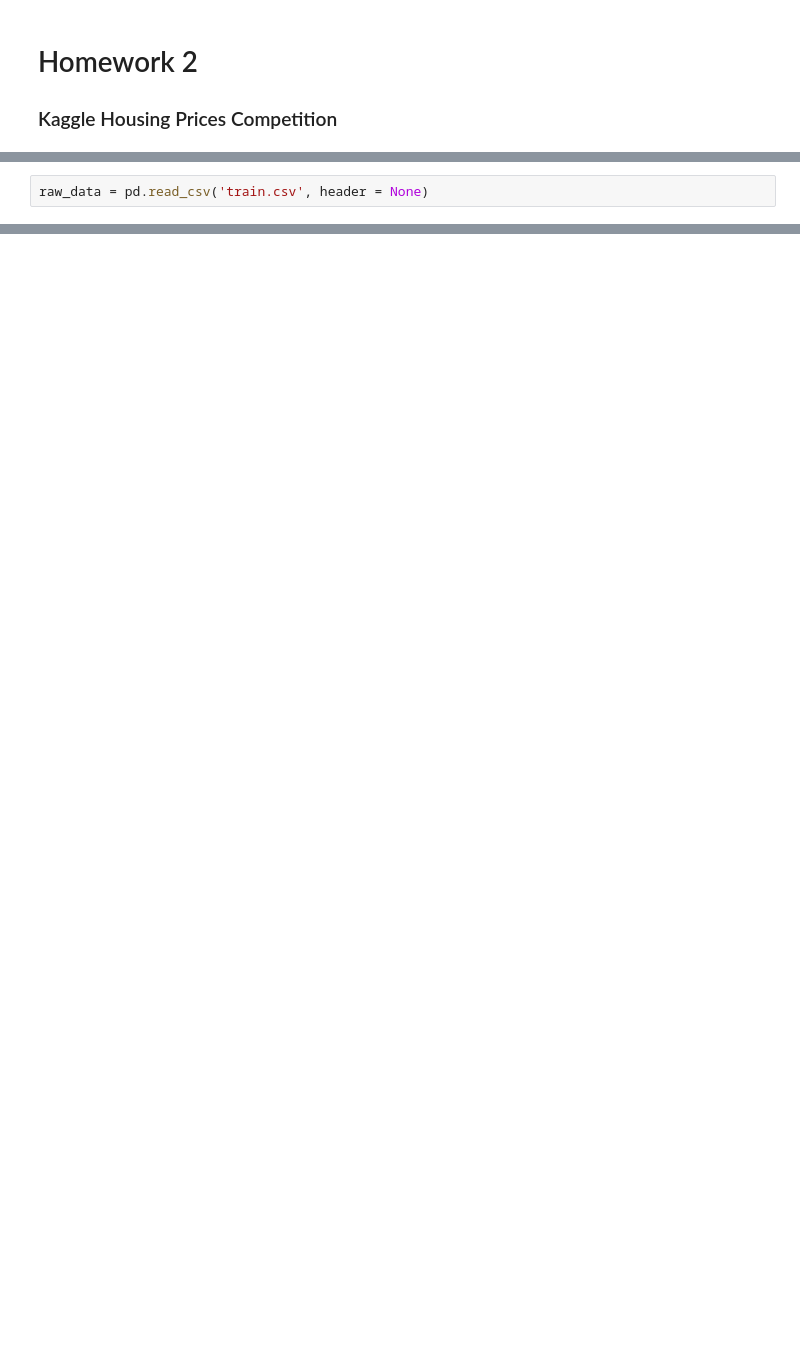
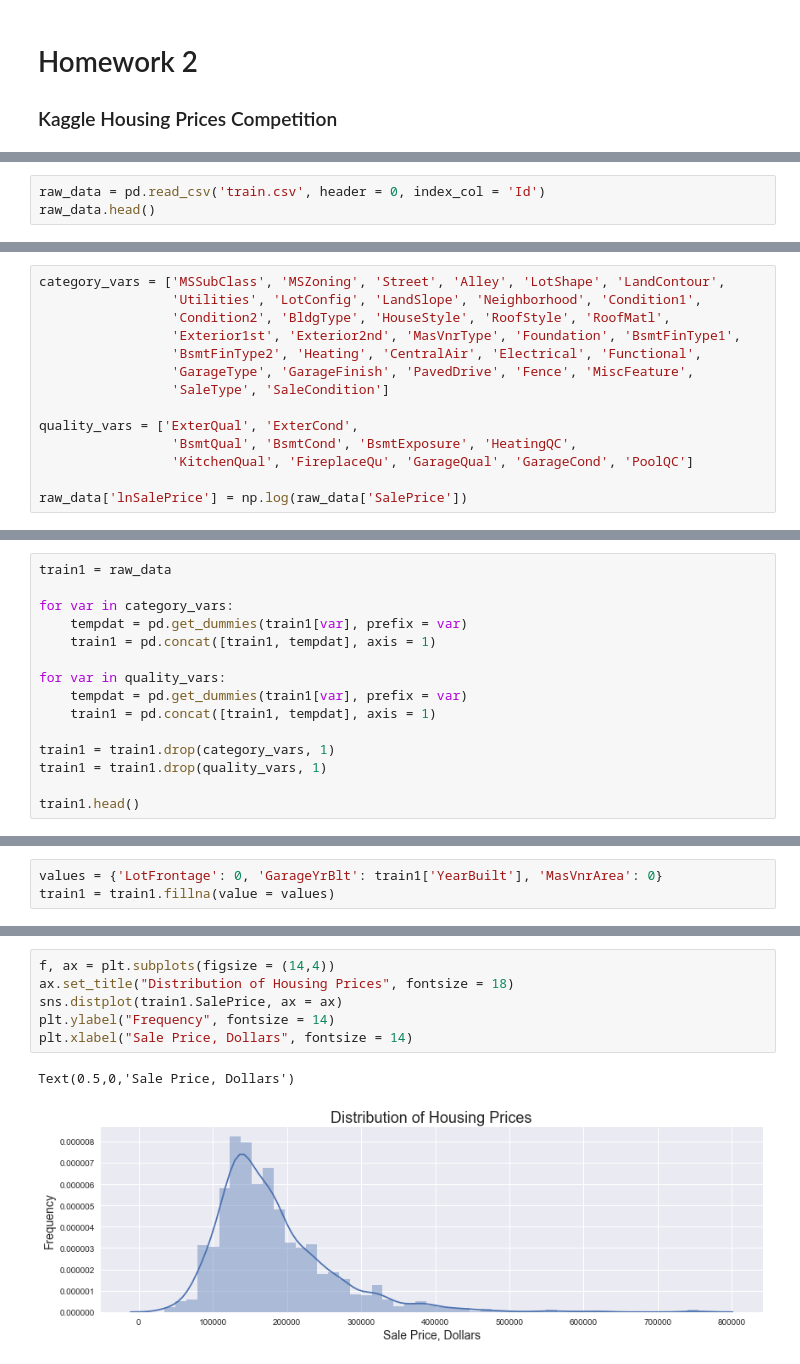
Before and after one commit to jhigbee2/byu_econ_applied_machine_learning, a Jupyter notebook: homeworks/213_hw_2.ipynb, the cells around one changed output, grey strips where cells are left out. Drawn from its saved outputs; the diff is of its cells as text; blank space fills up the shorter version.

```diff
--- a/homeworks/213_hw_2.ipynb
+++ b/homeworks/213_hw_2.ipynb
@@ -22,3 +22,4 @@ plt.style.use('seaborn')
 # %%
-raw_data = pd.read_csv('train.csv', header = None)
+raw_data = pd.read_csv('train.csv', header = 0, index_col = 'Id')
+raw_data.head()
 # %% [output]
@@ -25,0 +39,14 @@ FileNotFoundError: File b'train.csv' does not exist
+# %%
+category_vars = ['MSSubClass', 'MSZoning', 'Street', 'Alley', 'LotShape', 'LandContour',
+                 'Utilities', 'LotConfig', 'LandSlope', 'Neighborhood', 'Condition1',
+                 'Condition2', 'BldgType', 'HouseStyle', 'RoofStyle', 'RoofMatl',
+                 'Exterior1st', 'Exterior2nd', 'MasVnrType', 'Foundation', 'BsmtFinType1',
+                 'BsmtFinType2', 'Heating', 'CentralAir', 'Electrical', 'Functional',
+                 'GarageType', 'GarageFinish', 'PavedDrive', 'Fence', 'MiscFeature',
+                 'SaleType', 'SaleCondition']
+
+quality_vars = ['ExterQual', 'ExterCond',
+                 'BsmtQual', 'BsmtCond', 'BsmtExposure', 'HeatingQC',
+                 'KitchenQual', 'FireplaceQu', 'GarageQual', 'GarageCond', 'PoolQC']
+
+raw_data['lnSalePrice'] = np.log(raw_data['SalePrice'])
@@ -25,0 +55,15 @@ FileNotFoundError: File b'train.csv' does not exist
+# %%
+train1 = raw_data
+
+for var in category_vars:
+    tempdat = pd.get_dummies(train1[var], prefix = var)
+    train1 = pd.concat([train1, tempdat], axis = 1)
+
+for var in quality_vars:
+    tempdat = pd.get_dummies(train1[var], prefix = var)
+    train1 = pd.concat([train1, tempdat], axis = 1)
+
+train1 = train1.drop(category_vars, 1)
+train1 = train1.drop(quality_vars, 1)
+
+train1.head()
@@ -25,0 +86,3 @@ FileNotFoundError: File b'train.csv' does not exist
+# %%
+values = {'LotFrontage': 0, 'GarageYrBlt': train1['YearBuilt'], 'MasVnrArea': 0}
+train1 = train1.fillna(value = values)
@@ -25,0 +144,9 @@ FileNotFoundError: File b'train.csv' does not exist
+# %%
+f, ax = plt.subplots(figsize = (14,4))
+ax.set_title("Distribution of Housing Prices", fontsize = 18)
+sns.distplot(train1.SalePrice, ax = ax)
+plt.ylabel("Frequency", fontsize = 14)
+plt.xlabel("Sale Price, Dollars", fontsize = 14)
+# %% [output]
+Text(0.5,0,'Sale Price, Dollars')
+[figure, added]
```
Also changed, not shown: parts of 64 cells of this notebook.
